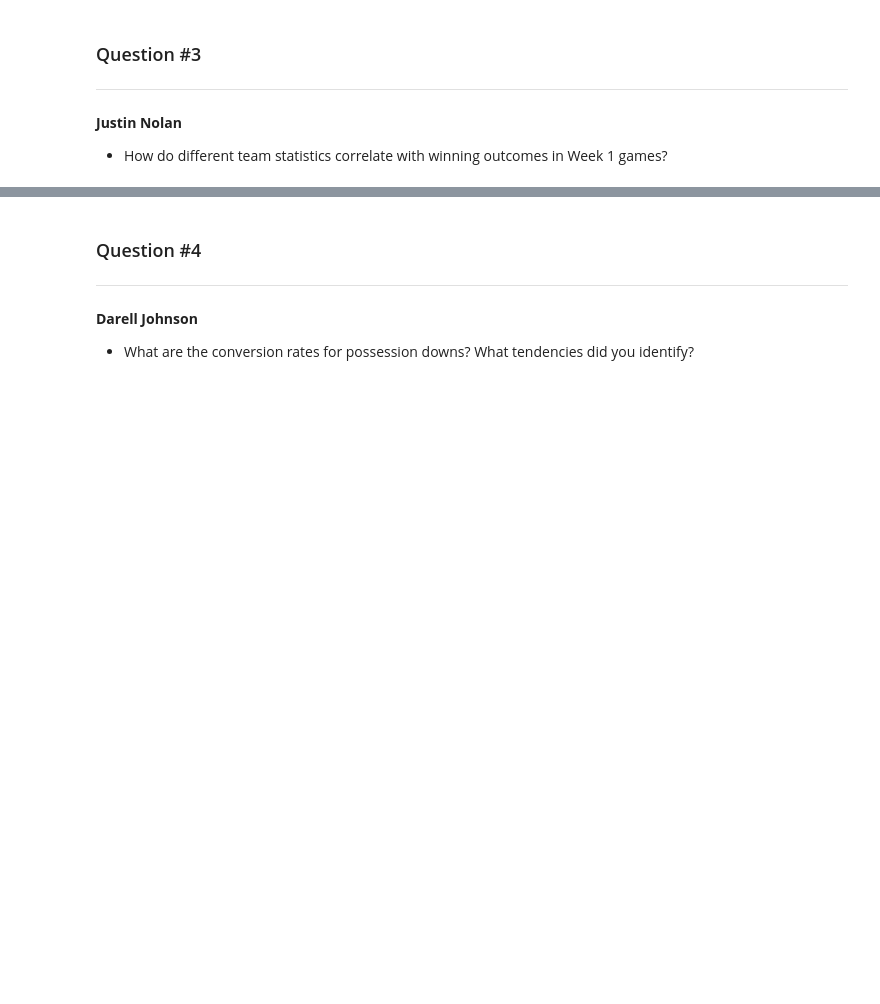
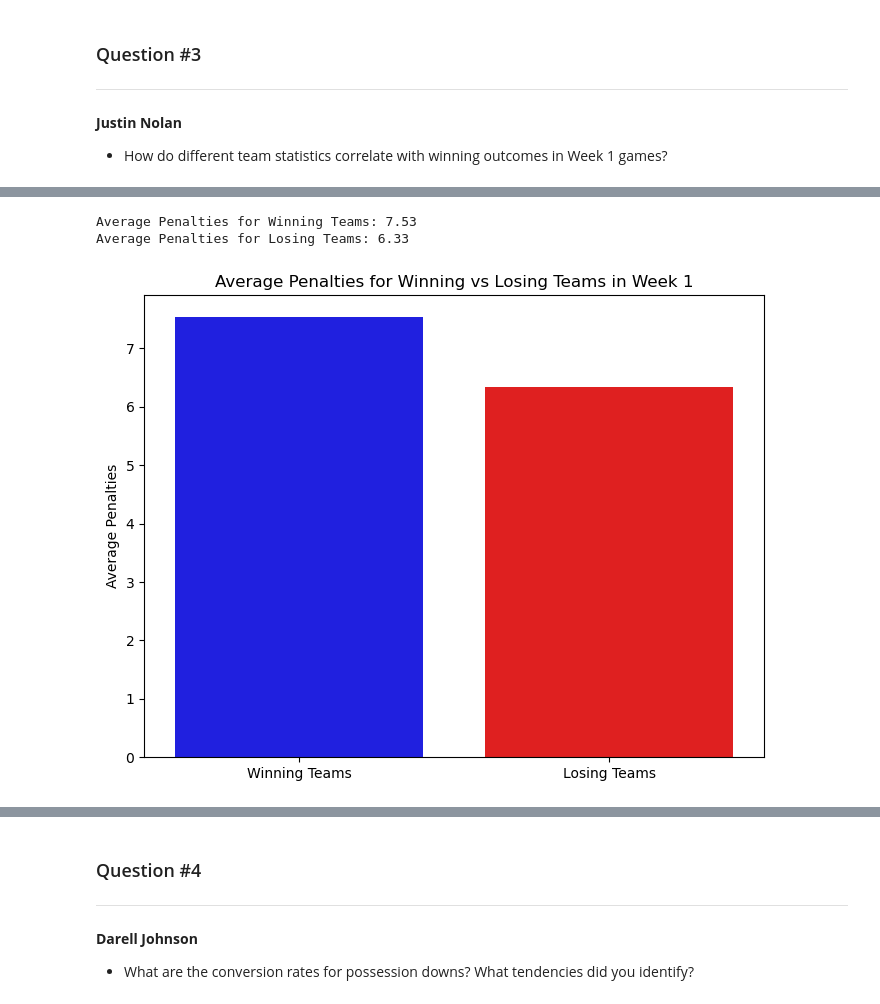
Before and after one commit to rollernathan/NFL_2024_Week_1, a Jupyter notebook: Project 3.ipynb, the cells around one changed output, grey strips where cells are left out. Saved outputs shown, nothing was run; the diff lists cells and outputs as text; code cells hidden in the pictures; blank space fills up the shorter version.

```diff
--- a/Project 3.ipynb
+++ b/Project 3.ipynb
@@ -32,0 +129,13 @@ df.head()
+# %%
+# Fill NaN values in the 'penalty' column with 0 to ensure accurate summing
+df['penalty'] = df['penalty'].fillna(0)
+
+# Group by the team with possession (posteam) and calculate total penalties
+penalties_per_team = df.groupby('posteam')['penalty'].sum().reset_index()
+
+# Sort the teams by total penalties, from highest to lowest
+penalties_per_team = penalties_per_team.sort_values('penalty', ascending=False)
+
+# Display the total penalties by each team
+print("Total penalties committed by each team in Week 1 (sorted by highest to lowest):")
+print(penalties_per_team)
@@ -32,0 +160,37 @@ df.head()
+# %%
+# Fill NaN values in the 'penalty' column with 0 to ensure accurate summing
+df['penalty'] = df['penalty'].fillna(0)
+
+# Group by the team with possession (posteam) and calculate total penalties
+penalties_per_team = df.groupby('posteam')['penalty'].sum().reset_index()
+
+# List of teams that won (using team abbreviations)
+winning_teams = ['KC', 'PHI', 'LAC', 'BUF', 'NE', 'MIN', 'CHI', 'NO', 'PIT', 'MIA', 'HOU', 'SEA', 'DAL', 'TB', 'DET']
+
+# Create a column indicating if the team won (1 for win, 0 for loss)
+penalties_per_team['win'] = penalties_per_team['posteam'].apply(lambda team: 1 if team in winning_teams else 0)
+
+# Calculate average penalties for winning teams and losing teams
+avg_penalties_winning = penalties_per_team[penalties_per_team['win'] == 1]['penalty'].mean()
+avg_penalties_losing = penalties_per_team[penalties_per_team['win'] == 0]['penalty'].mean()
+
+# Display the results
+print(f"Average Penalties for Winning Teams: {avg_penalties_winning:.2f}")
+print(f"Average Penalties for Losing Teams: {avg_penalties_losing:.2f}")
+# %% [output]
+Average Penalties for Winning Teams: 7.53
+Average Penalties for Losing Teams: 6.33
+# %%
+# Visualization: Bar plot to compare average penalties for winning and losing teams
+plt.figure(figsize=(8, 6))
+sns.barplot(x=['Winning Teams', 'Losing Teams'], y=[avg_penalties_winning, avg_penalties_losing], palette=['blue', 'red'])
+plt.title('Average Penalties for Winning vs Losing Teams in Week 1')
+plt.ylabel('Average Penalties')
+
+plt.show()
+
+# Save plot as PNG
+plt.savefig('images/avg_penalties_winning_vs_losing.png')
+plt.close()
+# %% [output]
+[figure, added]
```
Also changed, not shown: parts of 10 cells of this notebook, 6 other files.
